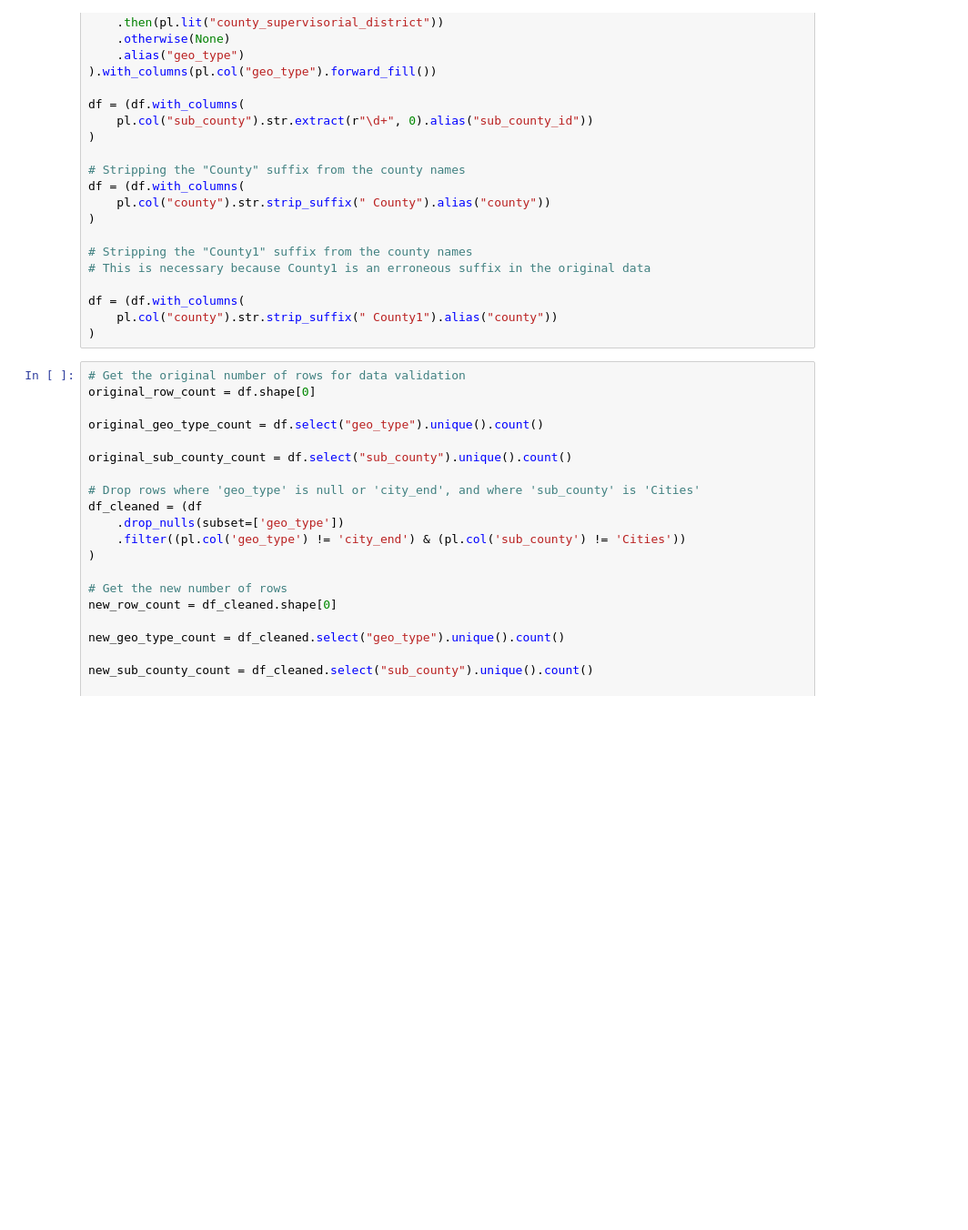
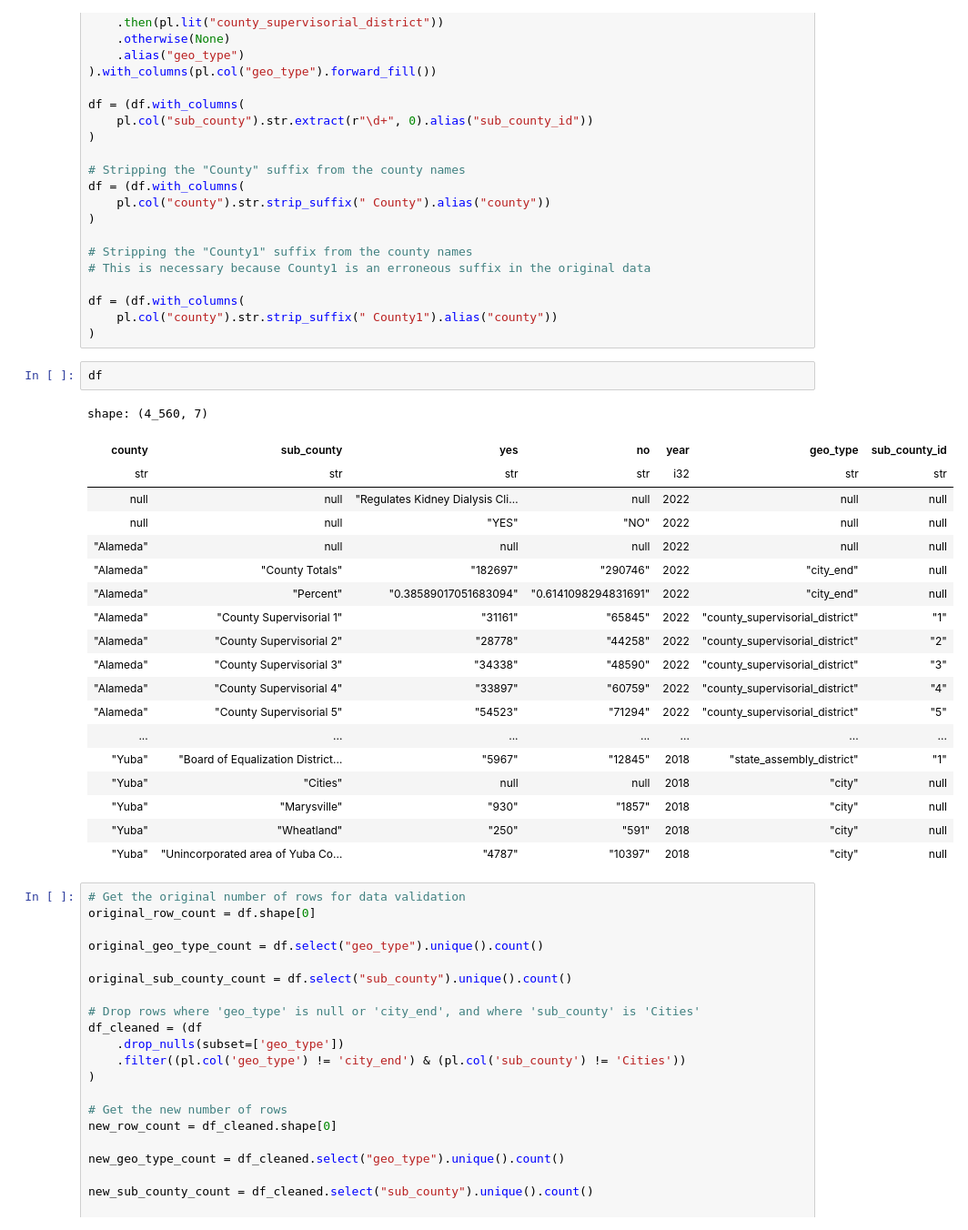
Before and after one commit to MichaelPaulLight/milestone_1, a Jupyter notebook: 004_data-processing-scripts/001_import-raw-data/michael/import-raw-data_sos_ballot-measure-votes.ipynb, the cells around one changed output. Shown: that part at 91% size. Cells and saved outputs as stored; diff of their text form; blank space fills up the shorter version.

Commit message:
Include sub_county and geo_type in ballot measure dataset.

```diff
--- a/004_data-processing-scripts/001_import-raw-data/michael/import-raw-data_sos_ballot-measure-votes.ipynb
+++ b/004_data-processing-scripts/001_import-raw-data/michael/import-raw-data_sos_ballot-measure-votes.ipynb
@@ -146,6 +146,28 @@ df = (df.with_columns(
 df = (df.with_columns(
     pl.col("county").str.strip_suffix(" County1").alias("county"))
 )
+# %%
+df
+# %% [output]
+shape: (4_560, 7)
+| county | sub_county | yes | no | year | geo_type | sub_county_id |
+| str | str | str | str | i32 | str | str |
+| null | null | "Regulates Kidney Dialysis Cli… | null | 2022 | null | null |
+| null | null | "YES" | "NO" | 2022 | null | null |
+| "Alameda" | null | null | null | 2022 | null | null |
+| "Alameda" | "County Totals" | "182697" | "290746" | 2022 | "city_end" | null |
+| "Alameda" | "Percent" | "0.38589017051683094" | "0.6141098294831691" | 2022 | "city_end" | null |
+| "Alameda" | "County Supervisorial 1" | "31161" | "65845" | 2022 | "county_supervisorial_district" | "1" |
+| "Alameda" | "County Supervisorial 2" | "28778" | "44258" | 2022 | "county_supervisorial_district" | "2" |
+| "Alameda" | "County Supervisorial 3" | "34338" | "48590" | 2022 | "county_supervisorial_district" | "3" |
+| "Alameda" | "County Supervisorial 4" | "33897" | "60759" | 2022 | "county_supervisorial_district" | "4" |
+| "Alameda" | "County Supervisorial 5" | "54523" | "71294" | 2022 | "county_supervisorial_district" | "5" |
+| ... | ... | ... | ... | ... | ... | ... |
+| "Yuba" | "Board of Equalization District… | "5967" | "12845" | 2018 | "state_assembly_district" | "1" |
+| "Yuba" | "Cities" | null | null | 2018 | "city" | null |
+| "Yuba" | "Marysville" | "930" | "1857" | 2018 | "city" | null |
+| "Yuba" | "Wheatland" | "250" | "591" | 2018 | "city" | null |
+| "Yuba" | "Unincorporated area of Yuba Co… | "4787" | "10397" | 2018 | "city" | null |
 # %%
 # Get the original number of rows for data validation
 original_row_count = df.shape[0]
```
Also changed, not shown: parts of 4 cells of this notebook.
